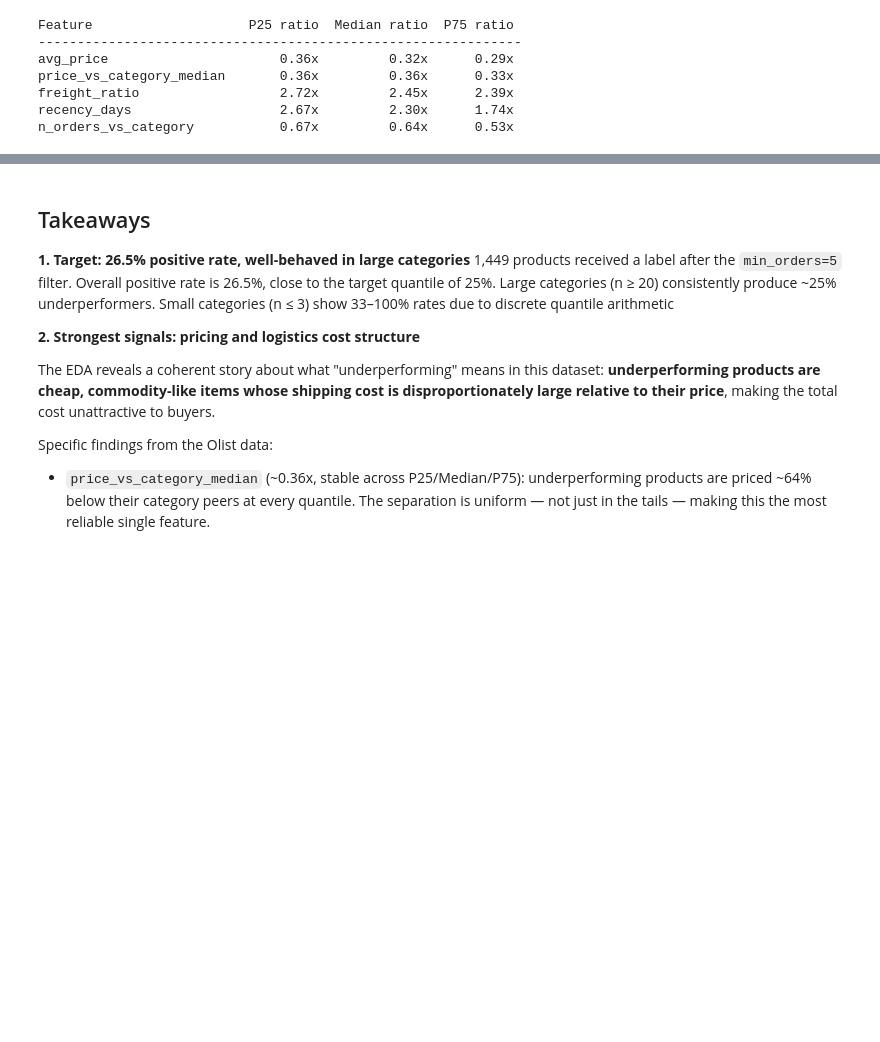
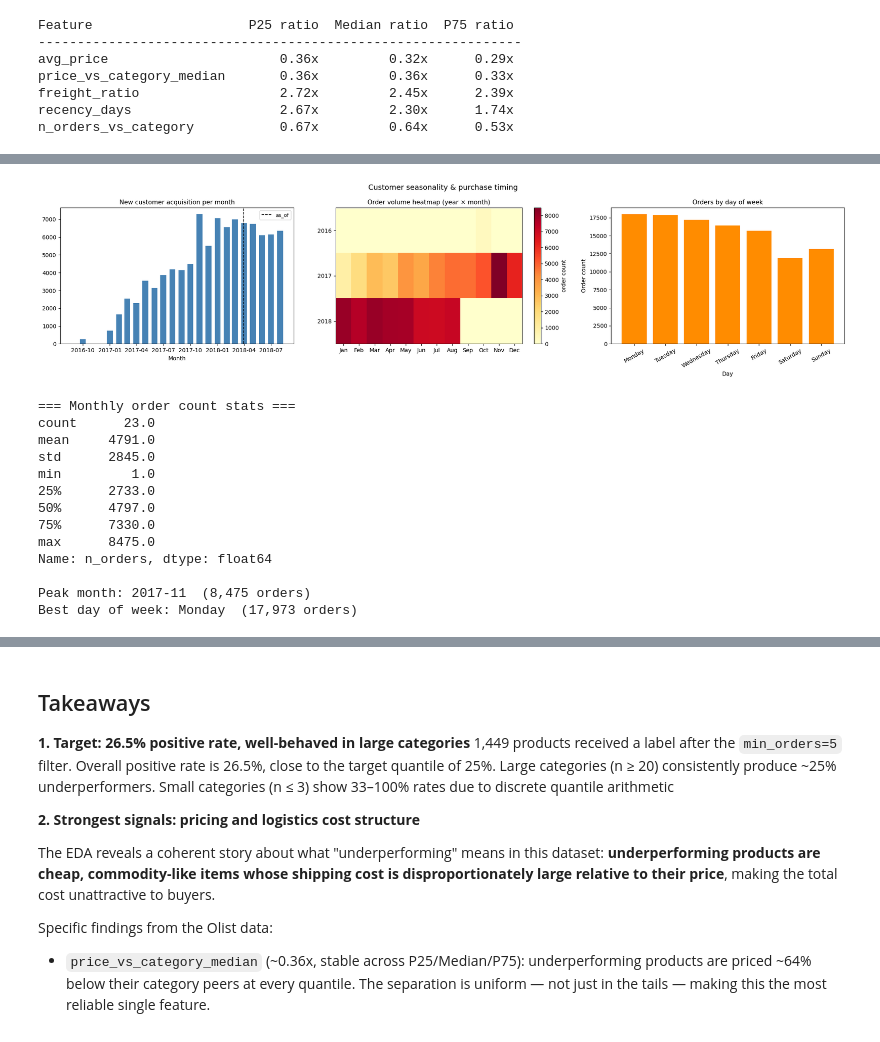
Before and after one commit to Bmocc/productlift, a Jupyter notebook: notebooks/01_eda_starter.ipynb, the cells around one changed output, grey strips where cells are left out. Drawn from its saved outputs; the diff is of its cells as text; code cells hidden in the pictures; blank space fills up the shorter version.

```diff
--- a/notebooks/01_eda_starter.ipynb
+++ b/notebooks/01_eda_starter.ipynb
@@ -435,0 +649,53 @@ n_orders_vs_category           0.67x         0.64x      0.53x
+# %%
+fig, axes = plt.subplots(1, 3, figsize=(20, 5))
+
+# --- Plot 2: New customer acquisition ---
+axes[0].bar(new_custs["month_dt"], new_custs["new_customers"], color="steelblue", width=20)
+axes[0].axvline(as_of, color="black", linestyle="--", linewidth=1.2, label="as_of")
+axes[0].set_title("New customer acquisition per month", fontsize=11)
+axes[0].set_xlabel("Month")
+axes[0].legend(fontsize=9)
+
+# --- Plot 3: Seasonality heatmap (year × month) ---
+pivot = base_ts.groupby(["year", "month_num"]).size().unstack(fill_value=0)
+im = axes[1].imshow(pivot.values, aspect="auto", cmap="YlOrRd")
+axes[1].set_xticks(range(12))
+axes[1].set_xticklabels(["Jan","Feb","Mar","Apr","May","Jun","Jul","Aug","Sep","Oct","Nov","Dec"])
+axes[1].set_yticks(range(len(pivot.index)))
+axes[1].set_yticklabels(pivot.index)
+axes[1].set_title("Order volume heatmap (year × month)", fontsize=11)
+plt.colorbar(im, ax=axes[1], label="order count")
+
+# --- Plot 4: Orders by day of week ---
+dow_order = ["Monday","Tuesday","Wednesday","Thursday","Friday","Saturday","Sunday"]
+orders_dow = base_ts["dayofweek"].value_counts().reindex(dow_order)
+axes[2].bar(dow_order, orders_dow.values, color="darkorange")
+axes[2].set_title("Orders by day of week", fontsize=11)
+axes[2].set_xlabel("Day")
+axes[2].set_ylabel("Order count")
+axes[2].tick_params(axis="x", rotation=30)
+
+plt.suptitle("Customer seasonality & purchase timing", fontsize=13)
+plt.tight_layout()
+plt.show()
+
+# Print key stats
+print("=== Monthly order count stats ===")
+print(monthly_vol.set_index("month_dt")["n_orders"].describe().round(0))
+print(f"\nPeak month: {monthly_vol.loc[monthly_vol['n_orders'].idxmax(), 'month_dt'].strftime('%Y-%m')}  ({monthly_vol['n_orders'].max():,} orders)")
+print(f"Best day of week: {orders_dow.idxmax()}  ({orders_dow.max():,} orders)")
+# %% [output]
+[figure, added]
+=== Monthly order count stats ===
+count      23.0
+mean     4791.0
+std      2845.0
+min         1.0
+25%      2733.0
+50%      4797.0
+75%      7330.0
+max      8475.0
+Name: n_orders, dtype: float64
+
+Peak month: 2017-11  (8,475 orders)
+Best day of week: Monday  (17,973 orders)
```
Also changed, not shown: parts of 12 cells of this notebook, 4 other files.
